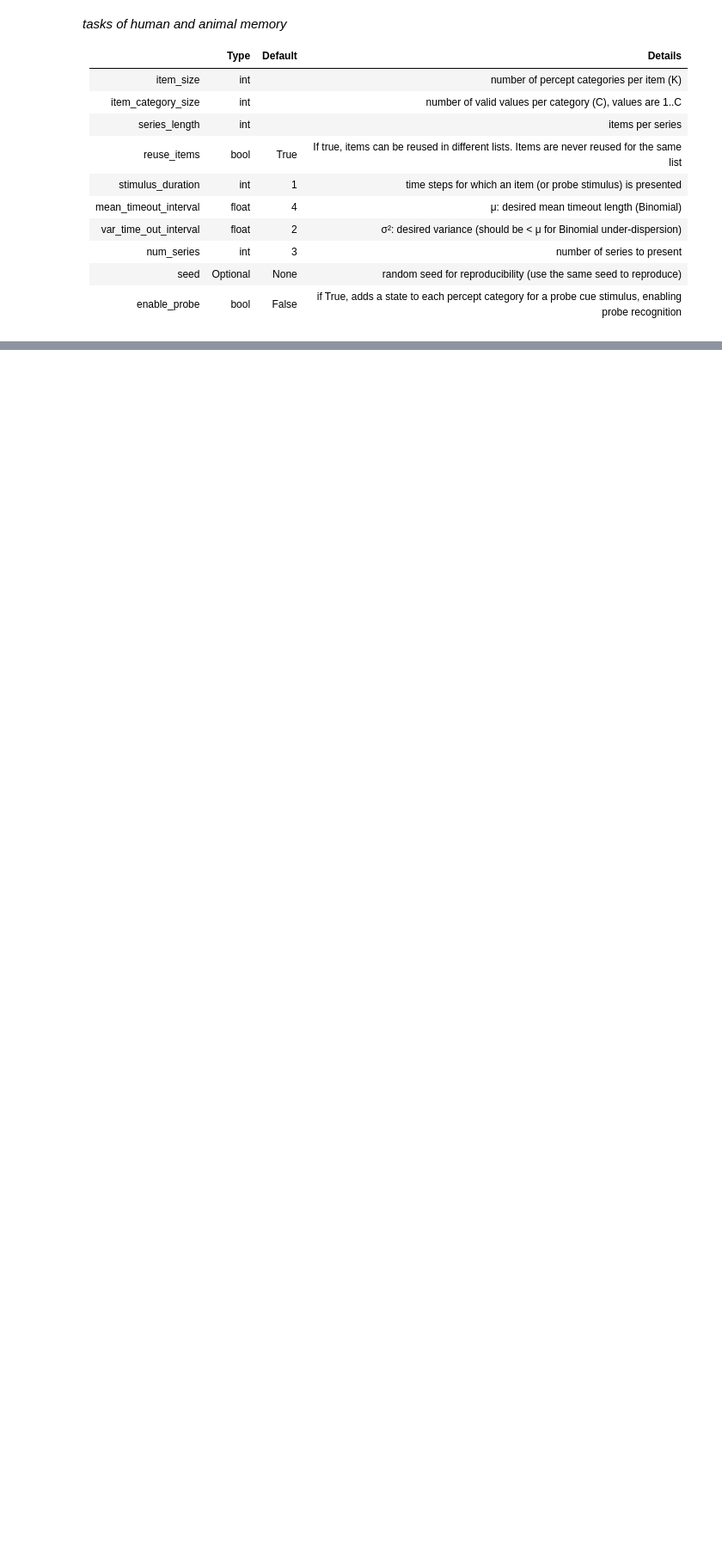
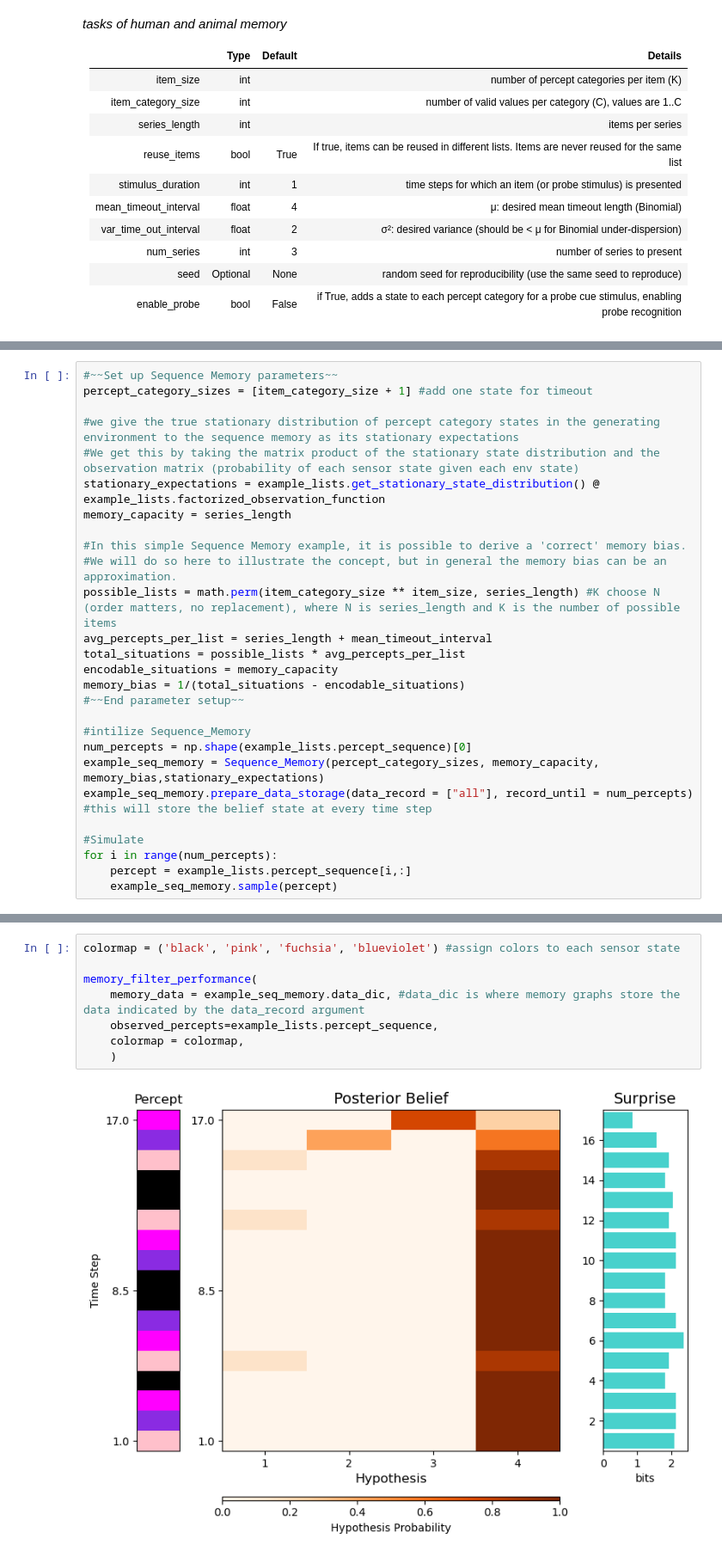
Before and after one commit to AntiPhoton47/projective_simulation, a Jupyter notebook: nbs/tutorials/learning_ps/01_Memory_Based_State_Estimators.ipynb, the cells around one changed output, grey strips where cells are left out. Shown at 86% size. Cells and saved outputs as stored; diff of their text form; blank space fills up the shorter version.

```diff
--- a/nbs/tutorials/learning_ps/01_Memory_Based_State_Estimators.ipynb
+++ b/nbs/tutorials/learning_ps/01_Memory_Based_State_Estimators.ipynb
@@ -235,0 +246,27 @@ array([[2],
+# %%
+#~~Set up Sequence Memory parameters~~
+percept_category_sizes = [item_category_size + 1] #add one state for timeout
+
+#we give the true stationary distribution of percept category states in the generating environment to the sequence memory as its stationary expectations
+#We get this by taking the matrix product of the stationary state distribution and the observation matrix (probability of each sensor state given each env state)
+stationary_expectations = example_lists.get_stationary_state_distribution() @ example_lists.factorized_observation_function
+memory_capacity = series_length
+
+#In this simple Sequence Memory example, it is possible to derive a 'correct' memory bias.
+#We will do so here to illustrate the concept, but in general the memory bias can be an approximation.
+possible_lists = math.perm(item_category_size ** item_size, series_length) #K choose N (order matters, no replacement), where N is series_length and K is the number of possible items
+avg_percepts_per_list = series_length + mean_timeout_interval
+total_situations = possible_lists * avg_percepts_per_list
+encodable_situations = memory_capacity
+memory_bias = 1/(total_situations - encodable_situations)
+#~~End parameter setup~~
+
+#intilize Sequence_Memory
+num_percepts = np.shape(example_lists.percept_sequence)[0]
+example_seq_memory = Sequence_Memory(percept_category_sizes, memory_capacity, memory_bias,stationary_expectations)
+example_seq_memory.prepare_data_storage(data_record = ["all"], record_until = num_percepts) #this will store the belief state at every time step
+
+#Simulate
+for i in range(num_percepts):
+    percept = example_lists.percept_sequence[i,:]
+    example_seq_memory.sample(percept)
@@ -235,0 +314,10 @@ array([[2],
+# %%
+colormap = ('black', 'pink', 'fuchsia', 'blueviolet') #assign colors to each sensor state
+
+memory_filter_performance(
+    memory_data = example_seq_memory.data_dic, #data_dic is where memory graphs store the data indicated by the data_record argument
+    observed_percepts=example_lists.percept_sequence,
+    colormap = colormap,
+    )
+# %% [output]
+[figure, added]
```
Also changed, not shown: parts of 37 cells of this notebook, 6 other files.
